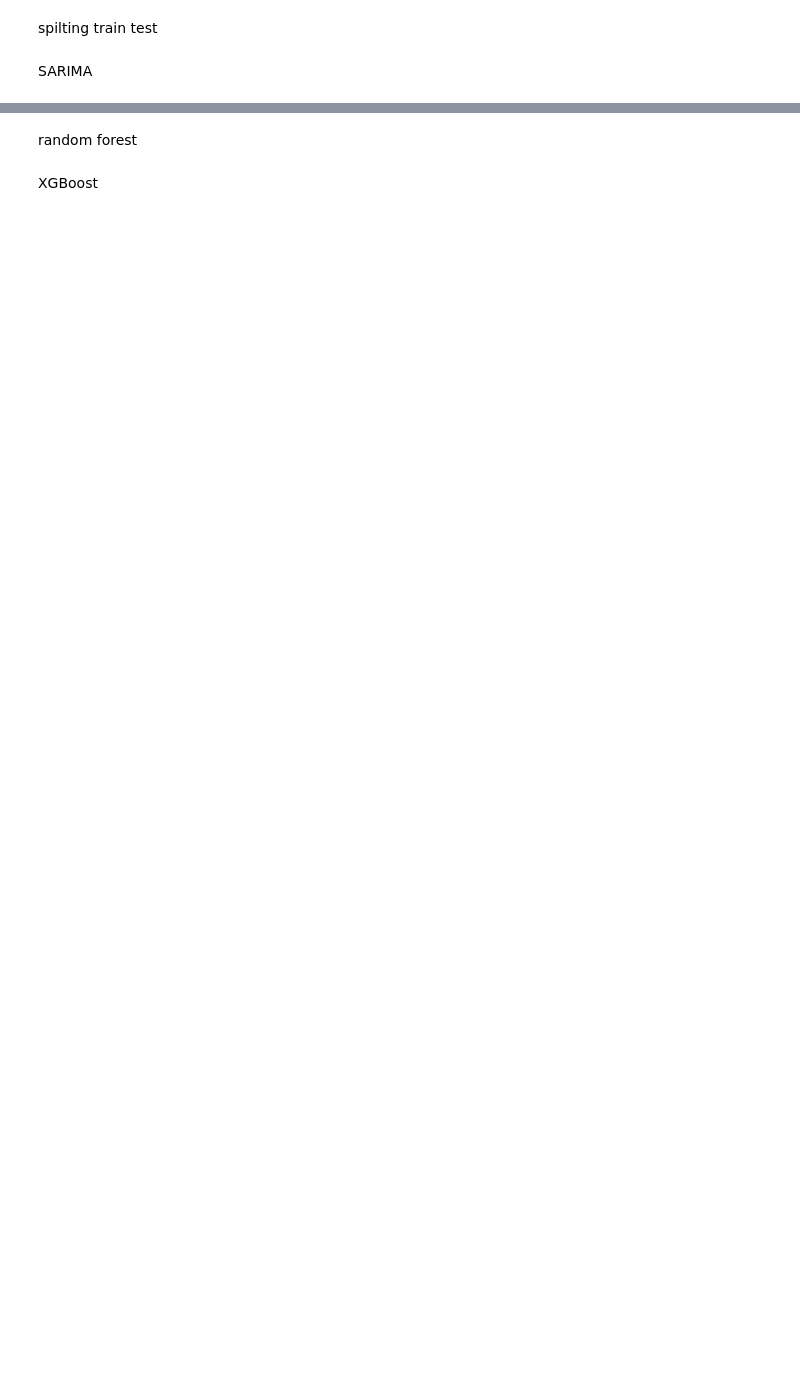
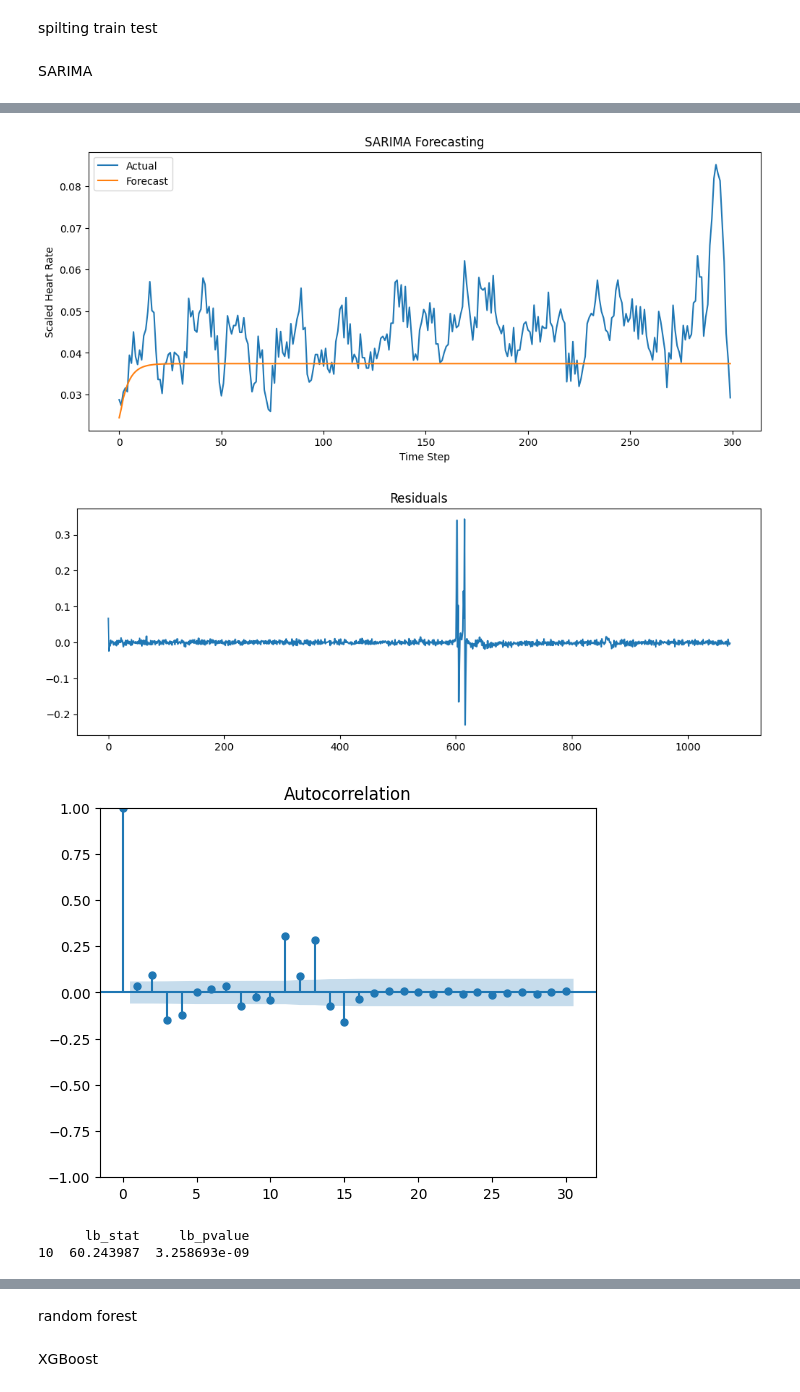
Before and after one commit to oanhtran020906-sys/Topic-11-ECG-Analysis-with-MIT-BIH-WFDB-, a Jupyter notebook: ecg-mitbih-analysis/notebooks/multiple_records.ipynb, the cells around one changed output, grey strips where cells are left out. Cells and saved outputs as stored; diff of their text form; code cells hidden in the pictures; blank space fills up the shorter version.

Commit message:
final term
try with multiple records, train model (RF, XGB, LSTM) and XAI

```diff
--- a/ecg-mitbih-analysis/notebooks/multiple_records.ipynb
+++ b/ecg-mitbih-analysis/notebooks/multiple_records.ipynb
@@ -146,0 +127,2 @@ Dataset Shape
+# %%
+df = df.dropna()
@@ -146,0 +141,2 @@ Dataset Shape
+# %%
+all_hr.extend(scaled_hr)
@@ -146,0 +145,3 @@ Dataset Shape
+# %%
+all_hr = np.array(all_hr)
+print(all_hr.shape)
@@ -157,2 +152,6 @@ X_train, X_test, y_train, y_test = train_test_split(
+# %%
+train_size = int(len(all_hr) * 0.7)
+train = all_hr[:train_size]
+test = all_hr[train_size:]
 # %% [markdown]
 SARIMA
@@ -158,0 +213,49 @@ SARIMA
+# %%
+# visualization
+plt.figure(figsize=(12,5))
+plt.plot(
+    test[:300],
+    label='Actual'
+)
+plt.plot(
+    forecast[:300],
+    label='Forecast'
+)
+plt.title(
+    'SARIMA Forecasting'
+)
+plt.xlabel('Time Step')
+plt.ylabel('Scaled Heart Rate')
+plt.legend()
+plt.show()
+
+
+# residual analysis
+residuals = results.resid
+
+    # Plot residuals
+plt.figure(figsize=(12,4))
+plt.plot(residuals)
+plt.title('Residuals')
+plt.show()
+
+    # ACF
+plot_acf(
+    residuals,
+    lags=30
+)
+plt.show()
+
+    # ljung-box test
+lb_test = acorr_ljungbox(
+    residuals,
+    lags=[10],
+    return_df=True
+)
+print(lb_test)
+# %% [output]
+[figure, added]
+[figure, added]
+[figure, added]
+      lb_stat     lb_pvalue
+10  60.243987  3.258693e-09
```
Also changed, not shown: parts of 70 cells of this notebook, 7 other files.
